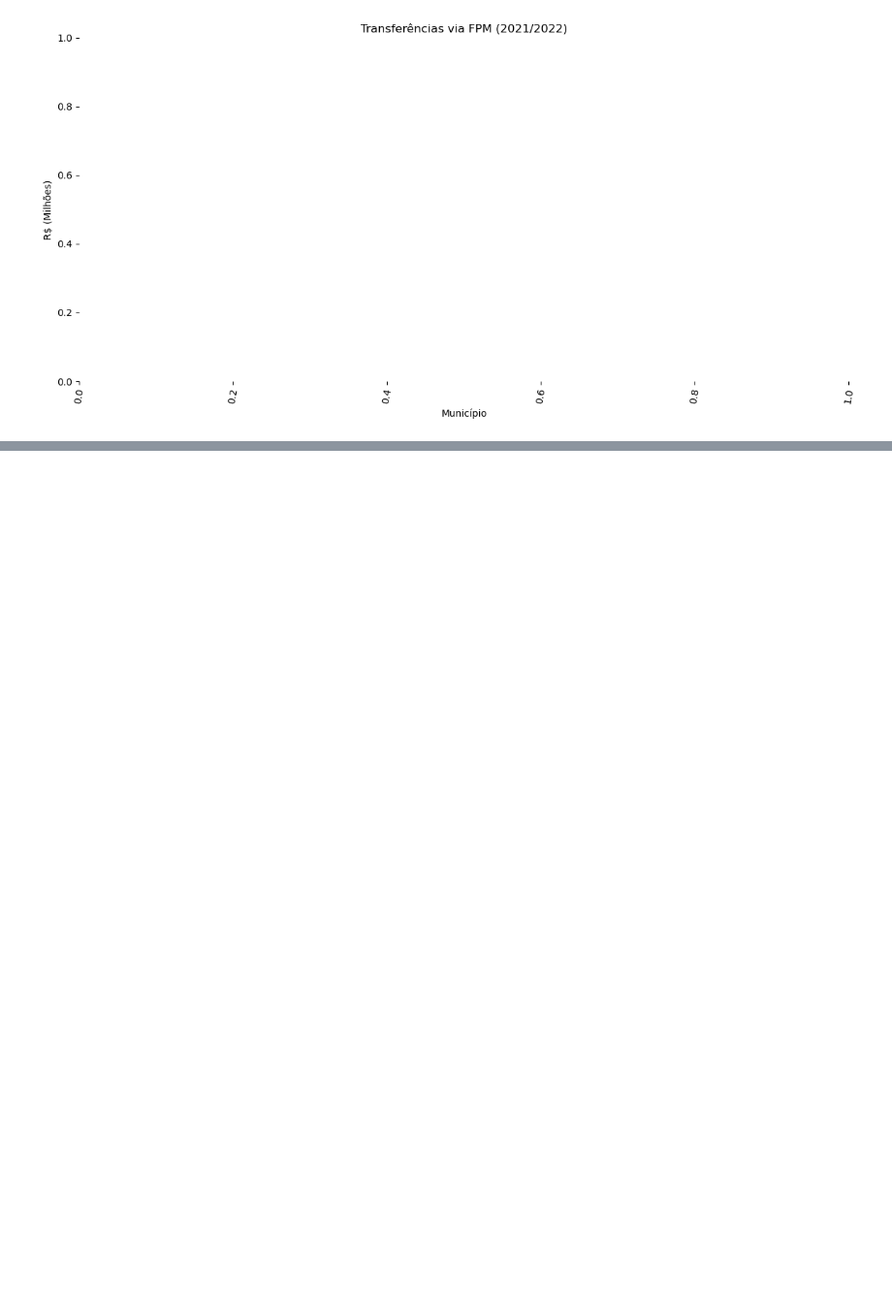
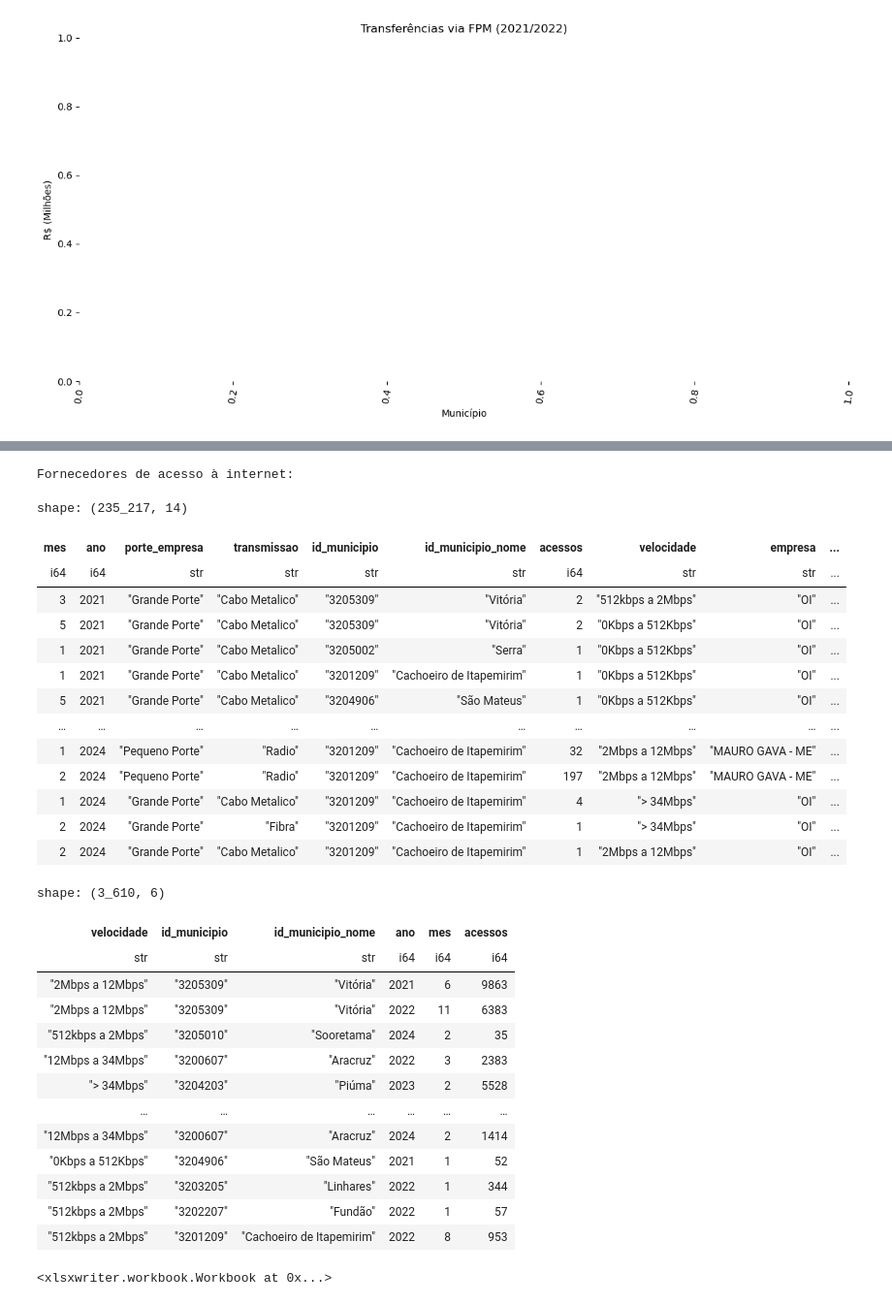
Before and after one commit to galvd/ZEEC-ES, a Jupyter notebook: Arquivos/Analise/EDA.ipynb, the cells around one changed output, grey strips where cells are left out. Shown at 97% size. Saved outputs shown, nothing was run; the diff lists cells and outputs as text; code cells hidden in the pictures; blank space fills up the shorter version.

Commit message:
V0.11 Atualização 2025
Alterações minors para extrair os dados de 2025.

```diff
--- a/Arquivos/Analise/EDA.ipynb
+++ b/Arquivos/Analise/EDA.ipynb
@@ -1080,0 +1419,12 @@ shape: (0, 5)
+# %%
+df = pl.DataFrame()
+files_list = glob(os.path.join(proj_dir, 'Dados', 'Censo Esgoto', fr'*.parquet'))
+
+for file in files_list:
+    df_iter = pl.read_parquet(file)
+    df = pl.concat([df, df_iter])
+print('Saneamento: ')
+
+display(df)
+
+df.write_excel('Censo Esgoto.xlsx')
@@ -1080,0 +1448,12 @@ shape: (0, 5)
+# %%
+df = pl.DataFrame()
+files_list = glob(os.path.join(proj_dir, 'Dados', 'Densidade Internet', fr'*.parquet'))
+
+for file in files_list:
+    df_iter = pl.read_parquet(file)
+    df = pl.concat([df, df_iter])
+print('Acesso à Internet: ')
+
+display(df)
+
+df.write_excel('Densidade Internet.xlsx')
@@ -1080,0 +1477,48 @@ shape: (0, 5)
+# %%
+df = pl.DataFrame()
+files_list = glob(os.path.join(proj_dir, 'Dados', 'Banda Larga', fr'*.parquet'))
+
+for file in files_list:
+    df_iter = pl.read_parquet(file)
+    df = pl.concat([df, df_iter])
+print('Fornecedores de acesso à internet: ')
+
+display(df)
+
+df_grouped = (pl.DataFrame(df).group_by(["velocidade", "id_municipio", "id_municipio_nome", "ano", "mes"])
+      .agg([pl.col("acessos").sum()]))
+
+display(df_grouped)
+
+df_grouped.write_excel('Banda Larga Heatmap.xlsx')
+# %% [output]
+Fornecedores de acesso à internet:
+shape: (235_217, 14)
+| mes | ano | porte_empresa | transmissao | id_municipio | id_municipio_nome | acessos | velocidade | empresa | ... |
+| i64 | i64 | str | str | str | str | i64 | str | str | ... |
+| 3 | 2021 | "Grande Porte" | "Cabo Metalico" | "3205309" | "Vitória" | 2 | "512kbps a 2Mbps" | "OI" | ... |
+| 5 | 2021 | "Grande Porte" | "Cabo Metalico" | "3205309" | "Vitória" | 2 | "0Kbps a 512Kbps" | "OI" | ... |
+| 1 | 2021 | "Grande Porte" | "Cabo Metalico" | "3205002" | "Serra" | 1 | "0Kbps a 512Kbps" | "OI" | ... |
+| 1 | 2021 | "Grande Porte" | "Cabo Metalico" | "3201209" | "Cachoeiro de Itapemirim" | 1 | "0Kbps a 512Kbps" | "OI" | ... |
+| 5 | 2021 | "Grande Porte" | "Cabo Metalico" | "3204906" | "São Mateus" | 1 | "0Kbps a 512Kbps" | "OI" | ... |
+| … | … | … | … | … | … | … | … | … | ... |
+| 1 | 2024 | "Pequeno Porte" | "Radio" | "3201209" | "Cachoeiro de Itapemirim" | 32 | "2Mbps a 12Mbps" | "MAURO GAVA - ME" | ... |
+| 2 | 2024 | "Pequeno Porte" | "Radio" | "3201209" | "Cachoeiro de Itapemirim" | 197 | "2Mbps a 12Mbps" | "MAURO GAVA - ME" | ... |
+| 1 | 2024 | "Grande Porte" | "Cabo Metalico" | "3201209" | "Cachoeiro de Itapemirim" | 4 | "> 34Mbps" | "OI" | ... |
+| 2 | 2024 | "Grande Porte" | "Fibra" | "3201209" | "Cachoeiro de Itapemirim" | 1 | "> 34Mbps" | "OI" | ... |
+| 2 | 2024 | "Grande Porte" | "Cabo Metalico" | "3201209" | "Cachoeiro de Itapemirim" | 1 | "2Mbps a 12Mbps" | "OI" | ... |
+shape: (3_610, 6)
+| velocidade | id_municipio | id_municipio_nome | ano | mes | acessos |
+| str | str | str | i64 | i64 | i64 |
+| "2Mbps a 12Mbps" | "3205309" | "Vitória" | 2021 | 6 | 9863 |
+| "2Mbps a 12Mbps" | "3205309" | "Vitória" | 2022 | 11 | 6383 |
+| "512kbps a 2Mbps" | "3205010" | "Sooretama" | 2024 | 2 | 35 |
+| "12Mbps a 34Mbps" | "3200607" | "Aracruz" | 2022 | 3 | 2383 |
+| "> 34Mbps" | "3204203" | "Piúma" | 2023 | 2 | 5528 |
+| … | … | … | … | … | … |
+| "12Mbps a 34Mbps" | "3200607" | "Aracruz" | 2024 | 2 | 1414 |
+| "0Kbps a 512Kbps" | "3204906" | "São Mateus" | 2021 | 1 | 52 |
+| "512kbps a 2Mbps" | "3203205" | "Linhares" | 2022 | 1 | 344 |
+| "512kbps a 2Mbps" | "3202207" | "Fundão" | 2022 | 1 | 57 |
+| "512kbps a 2Mbps" | "3201209" | "Cachoeiro de Itapemirim" | 2022 | 8 | 953 |
+<xlsxwriter.workbook.Workbook at 0x...>
```
Also changed, not shown: parts of 22 cells of this notebook, 7 other files.
